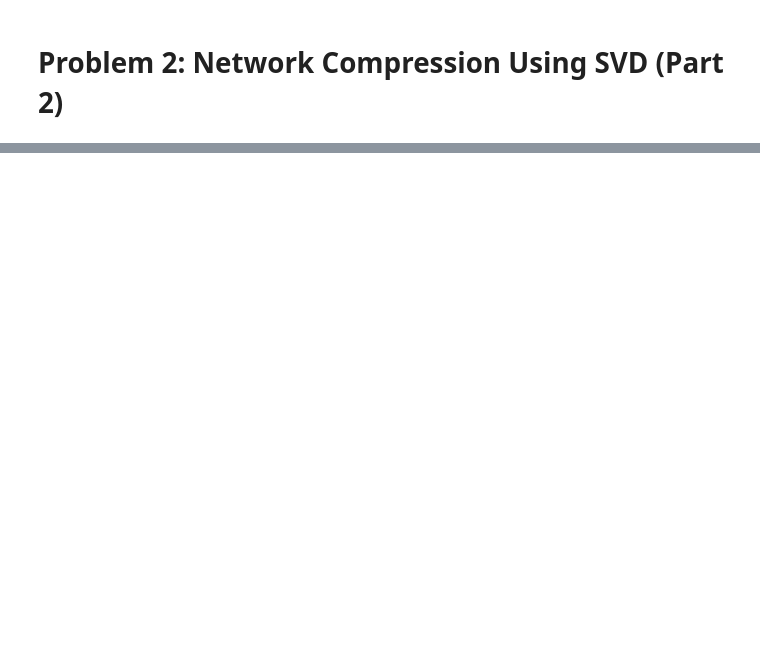
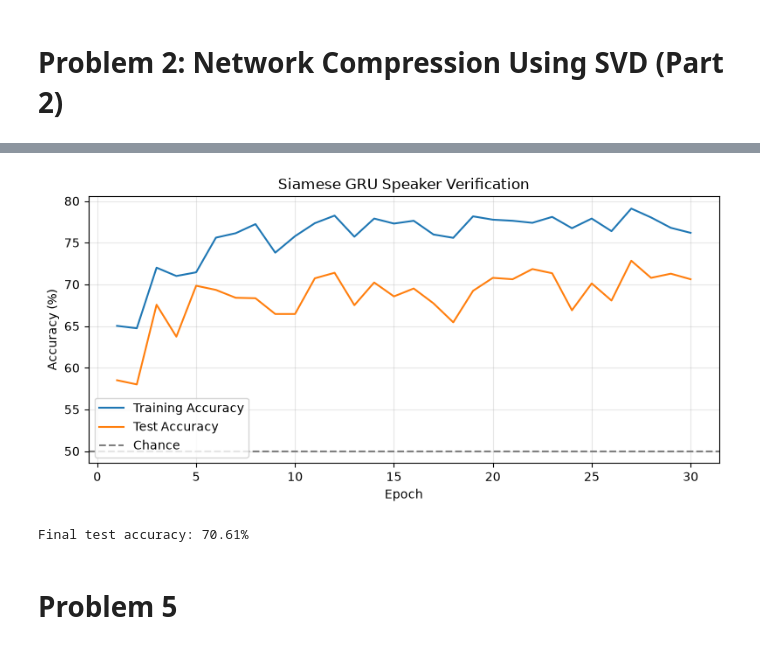
Before and after one commit to lorivera23/Deep-Learning-Systems, a Jupyter notebook: HW3/HW3.ipynb, the cells around one changed output, grey strips where cells are left out. Cells and saved outputs as stored; diff of their text form; code cells hidden in the pictures; blank space fills up the shorter version.

```diff
--- a/HW3/HW3.ipynb
+++ b/HW3/HW3.ipynb
@@ -485,0 +540,3 @@ Best val acc: 97.56%
+# %%
+train_specs = [np.log1p(spec).astype(np.float32) for spec in train_specs]
+test_specs = [np.log1p(spec).astype(np.float32) for spec in test_specs]
@@ -485,0 +652,25 @@ Best val acc: 97.56%
+# %%
+def evaluate_speaker_model(model, loader):
+    model.eval()
+    correct = 0
+    total = 0
+
+    with torch.no_grad():
+        for x1, x2, labels in loader:
+            x1 = x1.to(device)
+            x2 = x2.to(device)
+            labels = labels.to(device)
+            logits = model(x1, x2)
+            predictions = (torch.sigmoid(logits) >= 0.5).float()
+            correct += (predictions == labels).sum().item()
+            total += labels.size(0)
+
+    return 100 * correct / total
+# %%
+test_pairs, test_targets = generate_speaker_pairs(test_speakers, L=45)
+test_pair_dataset = SpeakerPairDataset(test_specs, test_pairs, test_targets)
+test_pair_loader = DataLoader(test_pair_dataset, batch_size=90, shuffle=False)
+
+print("Test pairs:", len(test_pair_dataset))
+print("Positive:", int(test_targets.sum()))
+print("Negative:", int((test_targets == 0).sum()))
@@ -485,0 +729,29 @@ Best val acc: 97.56%
+# %%
+epochs = range(1, num_epochs + 1)
+
+plt.figure(figsize=(8, 4))
+
+plt.plot(epochs, train_accs, label="Training Accuracy")
+plt.plot(epochs, test_accs, label="Test Accuracy")
+plt.axhline(50, color="gray", linestyle="--", label="Chance")
+
+plt.xlabel("Epoch")
+plt.ylabel("Accuracy (%)")
+plt.title("Siamese GRU Speaker Verification")
+plt.legend()
+plt.grid(True, alpha=0.3)
+plt.tight_layout()
+plt.show()
+# %% [output]
+[figure, added]
+# %%
+torch.save(
+    speaker_model.state_dict(),
+    "speaker_verification_gru.pt"
+)
+
+print(f"Final test accuracy: {test_accs[-1]:.2f}%")
+# %% [output]
+Final test accuracy: 70.61%
+# %% [markdown]
+# Problem 5
```
Also changed, not shown: parts of 46 cells of this notebook, 4 other files.
